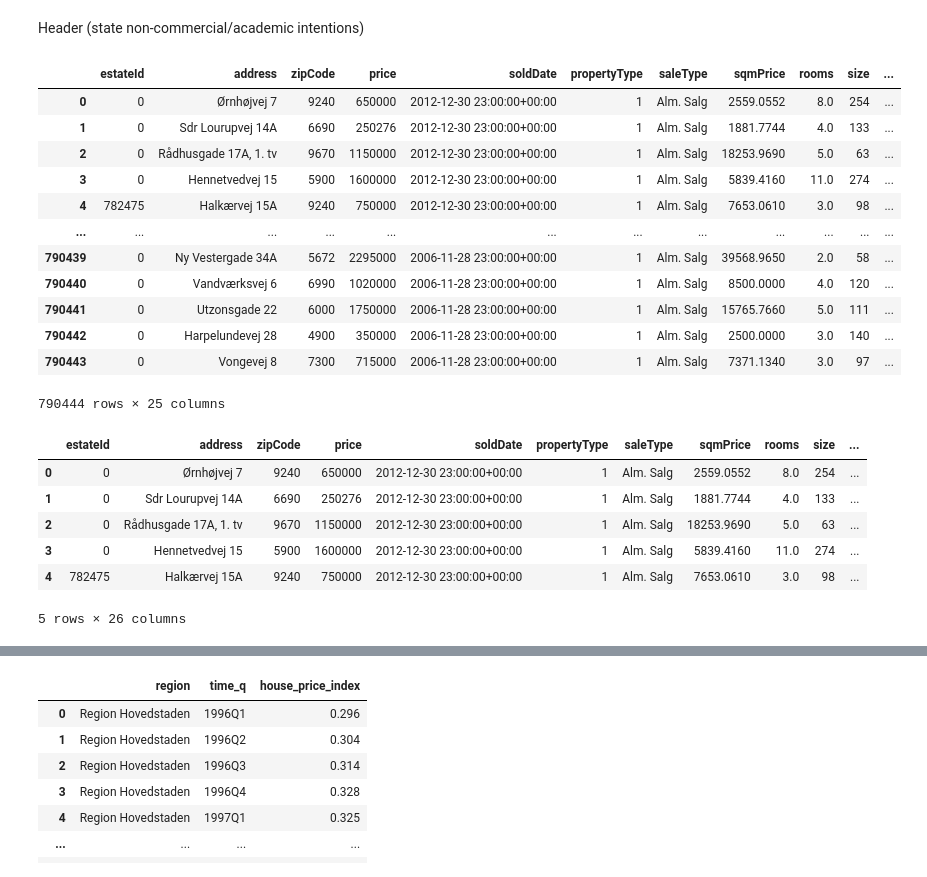
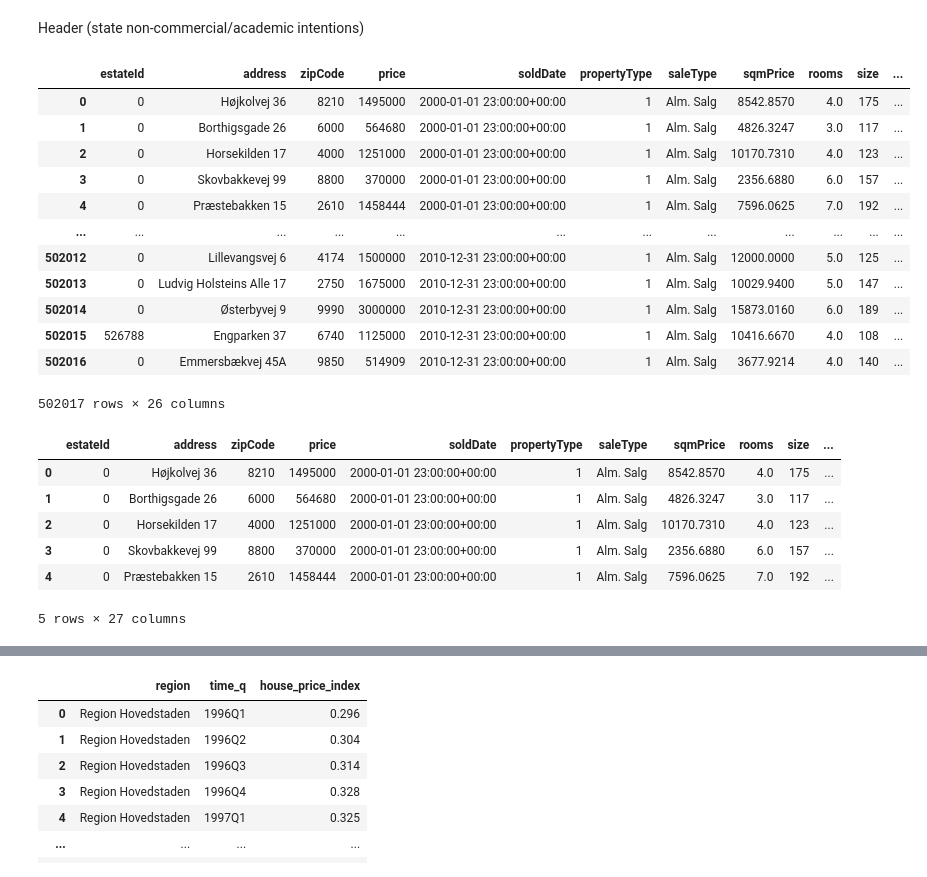
Before and after one commit to jorgenhost/No_taxation_without_capitalization, a Jupyter notebook: main.ipynb, the cells around one changed output, grey strips where cells are left out. Cells and saved outputs as stored; diff of their text form; code cells hidden in the pictures.

```diff
--- a/main.ipynb
+++ b/main.ipynb
@@ -42,35 +44,39 @@ header = {'name' : 'Jørgen Baun Høst',          'email' : 'pjz633@econ.ku.dk',
           'intention': 'Scrape Boliga for academic purposes'}
 # %%
 df=pd.read_parquet('data/boliga.pq')
+df=df.sort_values('soldDate')
 df['guid']=df['guid'].str.lower()
 df['price_1000']=df['price']/1000
+df=df[(df['year']>=2000) & (df['year']<=2010)]
+df=df.reset_index(drop=True)
+df['time_6m']=pd.PeriodIndex(df['soldDate'], freq='2Q')
 df
 # %% [output]
 |  | estateId | address | zipCode | price | soldDate | propertyType | saleType | sqmPrice | rooms | size | ... |
-| 0 | 0 | Ørnhøjvej 7 | 9240 | 650000 | 2012-12-30 23:00:00+00:00 | 1 | Alm. Salg | 2559.0552 | 8.0 | 254 | ... |
-| 1 | 0 | Sdr Lourupvej 14A | 6690 | 250276 | 2012-12-30 23:00:00+00:00 | 1 | Alm. Salg | 1881.7744 | 4.0 | 133 | ... |
-| 2 | 0 | Rådhusgade 17A, 1. tv | 9670 | 1150000 | 2012-12-30 23:00:00+00:00 | 1 | Alm. Salg | 18253.9690 | 5.0 | 63 | ... |
-| 3 | 0 | Hennetvedvej 15 | 5900 | 1600000 | 2012-12-30 23:00:00+00:00 | 1 | Alm. Salg | 5839.4160 | 11.0 | 274 | ... |
-| 4 | 782475 | Halkærvej 15A | 9240 | 750000 | 2012-12-30 23:00:00+00:00 | 1 | Alm. Salg | 7653.0610 | 3.0 | 98 | ... |
+| 0 | 0 | Højkolvej 36 | 8210 | 1495000 | 2000-01-01 23:00:00+00:00 | 1 | Alm. Salg | 8542.8570 | 4.0 | 175 | ... |
+| 1 | 0 | Borthigsgade 26 | 6000 | 564680 | 2000-01-01 23:00:00+00:00 | 1 | Alm. Salg | 4826.3247 | 3.0 | 117 | ... |
+| 2 | 0 | Horsekilden 17 | 4000 | 1251000 | 2000-01-01 23:00:00+00:00 | 1 | Alm. Salg | 10170.7310 | 4.0 | 123 | ... |
+| 3 | 0 | Skovbakkevej 99 | 8800 | 370000 | 2000-01-01 23:00:00+00:00 | 1 | Alm. Salg | 2356.6880 | 6.0 | 157 | ... |
+| 4 | 0 | Præstebakken 15 | 2610 | 1458444 | 2000-01-01 23:00:00+00:00 | 1 | Alm. Salg | 7596.0625 | 7.0 | 192 | ... |
 | ... | ... | ... | ... | ... | ... | ... | ... | ... | ... | ... | ... |
-| 790439 | 0 | Ny Vestergade 34A | 5672 | 2295000 | 2006-11-28 23:00:00+00:00 | 1 | Alm. Salg | 39568.9650 | 2.0 | 58 | ... |
-| 790440 | 0 | Vandværksvej 6 | 6990 | 1020000 | 2006-11-28 23:00:00+00:00 | 1 | Alm. Salg | 8500.0000 | 4.0 | 120 | ... |
-| 790441 | 0 | Utzonsgade 22 | 6000 | 1750000 | 2006-11-28 23:00:00+00:00 | 1 | Alm. Salg | 15765.7660 | 5.0 | 111 | ... |
-| 790442 | 0 | Harpelundevej 28 | 4900 | 350000 | 2006-11-28 23:00:00+00:00 | 1 | Alm. Salg | 2500.0000 | 3.0 | 140 | ... |
-| 790443 | 0 | Vongevej 8 | 7300 | 715000 | 2006-11-28 23:00:00+00:00 | 1 | Alm. Salg | 7371.1340 | 3.0 | 97 | ... |
+| 502012 | 0 | Lillevangsvej 6 | 4174 | 1500000 | 2010-12-31 23:00:00+00:00 | 1 | Alm. Salg | 12000.0000 | 5.0 | 125 | ... |
+| 502013 | 0 | Ludvig Holsteins Alle 17 | 2750 | 1675000 | 2010-12-31 23:00:00+00:00 | 1 | Alm. Salg | 10029.9400 | 5.0 | 147 | ... |
+| 502014 | 0 | Østerbyvej 9 | 9990 | 3000000 | 2010-12-31 23:00:00+00:00 | 1 | Alm. Salg | 15873.0160 | 6.0 | 189 | ... |
+| 502015 | 526788 | Engparken 37 | 6740 | 1125000 | 2010-12-31 23:00:00+00:00 | 1 | Alm. Salg | 10416.6670 | 4.0 | 108 | ... |
+| 502016 | 0 | Emmersbækvej 45A | 9850 | 514909 | 2010-12-31 23:00:00+00:00 | 1 | Alm. Salg | 3677.9214 | 4.0 | 140 | ... |
-790444 rows × 25 columns
+502017 rows × 26 columns
 # %%
 gdf = gpd.GeoDataFrame(
     df, geometry=gpd.points_from_xy(df.longitude, df.latitude))
 gdf.head()
 # %% [output]
 |  | estateId | address | zipCode | price | soldDate | propertyType | saleType | sqmPrice | rooms | size | ... |
-| 0 | 0 | Ørnhøjvej 7 | 9240 | 650000 | 2012-12-30 23:00:00+00:00 | 1 | Alm. Salg | 2559.0552 | 8.0 | 254 | ... |
-| 1 | 0 | Sdr Lourupvej 14A | 6690 | 250276 | 2012-12-30 23:00:00+00:00 | 1 | Alm. Salg | 1881.7744 | 4.0 | 133 | ... |
-| 2 | 0 | Rådhusgade 17A, 1. tv | 9670 | 1150000 | 2012-12-30 23:00:00+00:00 | 1 | Alm. Salg | 18253.9690 | 5.0 | 63 | ... |
-| 3 | 0 | Hennetvedvej 15 | 5900 | 1600000 | 2012-12-30 23:00:00+00:00 | 1 | Alm. Salg | 5839.4160 | 11.0 | 274 | ... |
-| 4 | 782475 | Halkærvej 15A | 9240 | 750000 | 2012-12-30 23:00:00+00:00 | 1 | Alm. Salg | 7653.0610 | 3.0 | 98 | ... |
+| 0 | 0 | Højkolvej 36 | 8210 | 1495000 | 2000-01-01 23:00:00+00:00 | 1 | Alm. Salg | 8542.8570 | 4.0 | 175 | ... |
+| 1 | 0 | Borthigsgade 26 | 6000 | 564680 | 2000-01-01 23:00:00+00:00 | 1 | Alm. Salg | 4826.3247 | 3.0 | 117 | ... |
+| 2 | 0 | Horsekilden 17 | 4000 | 1251000 | 2000-01-01 23:00:00+00:00 | 1 | Alm. Salg | 10170.7310 | 4.0 | 123 | ... |
+| 3 | 0 | Skovbakkevej 99 | 8800 | 370000 | 2000-01-01 23:00:00+00:00 | 1 | Alm. Salg | 2356.6880 | 6.0 | 157 | ... |
+| 4 | 0 | Præstebakken 15 | 2610 | 1458444 | 2000-01-01 23:00:00+00:00 | 1 | Alm. Salg | 7596.0625 | 7.0 | 192 | ... |
-5 rows × 26 columns
+5 rows × 27 columns
 # %%
 kommune_2006 = gpd.read_file('data/kommune_2006.shp')
 kommune_2006
```
Also changed, not shown: parts of 20 cells of this notebook, 4 other files.
